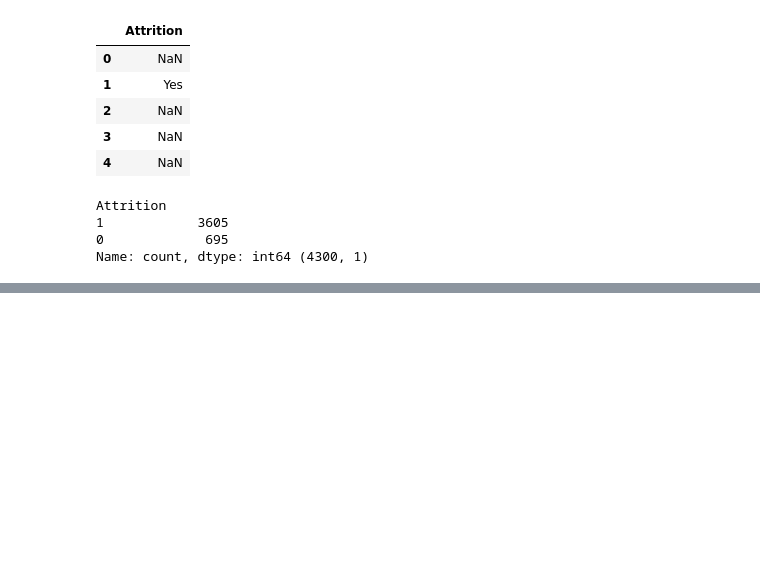
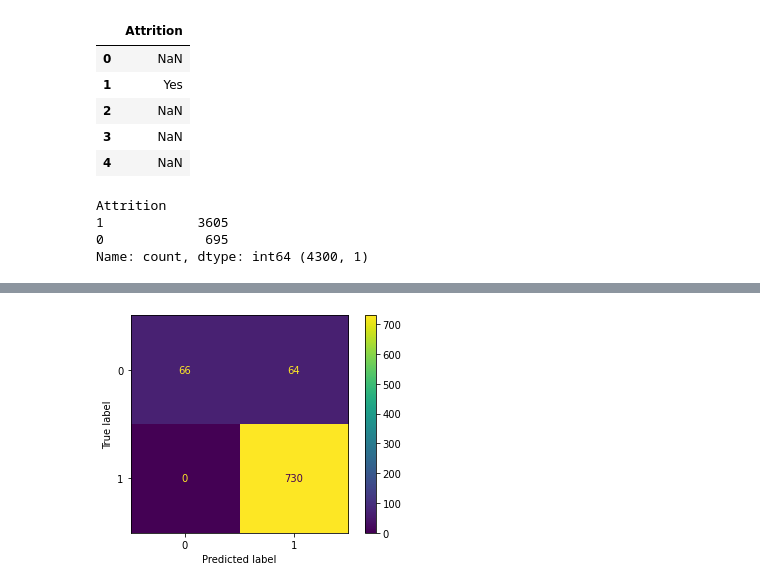
Before and after one commit to veronica1908/RH_Entrega1, a Jupyter notebook: 3_modelo.ipynb, the cells around one changed output, grey strips where cells are left out. Saved outputs shown, nothing was run; the diff lists cells and outputs as text; code cells hidden in the pictures; blank space fills up the shorter version.

```diff
--- a/3_modelo.ipynb
+++ b/3_modelo.ipynb
@@ -86,7 +117,7 @@ Enviroent Satisfaccion mean:  2.723953488372093
 Job Satisfaccion mean:  2.7248837209302326
 # %%
 #se corrigen datos int64 que pasan a categoricas y se elimina Employee ID.
-df_completo=df_completo.astype({"JobInvolvement":object,"PerformanceRating":object,"EnvironmentSatisfaction":object,"JobSatisfaction":object,"WorkLifeBalance":object,"TrainingTimesLastYear":object,"StockOptionLevel":object,"JobLevel":object,"Education":object })
+df_completo=df_completo.astype({"JobInvolvement":object,"EmployeeCount":object,"StandardHours":object,"PerformanceRating":object,"EnvironmentSatisfaction":object,"JobSatisfaction":object,"WorkLifeBalance":object,"TrainingTimesLastYear":object,"StockOptionLevel":object,"JobLevel":object,"Education":object })
 X=df_completo.drop(["EmployeeID"],axis=1)
 X.info()
 # %% [output]
@@ -186,0 +310,18 @@ NameError: name 'funciones' is not defined
+# %%
+##Random Forest Classifier-Hiperparametros
+# Definición de cuadricula de hiperparametros
+parameters = {'max_depth': [5,10,15],
+              'max_features': [5,7,8],
+              'min_samples_split': [7,10],
+              'criterion': ['gini', 'entropy'],
+              'n_estimators': [300,500,800]}
+#modelo estimador
+ranfor = RandomForestClassifier(random_state = 1)
+
+#Definir hiperparametros por  busqueda aleatoria
+rand_s = RandomizedSearchCV(estimator=ranfor, param_distributions=parameters, n_iter=10, scoring='accuracy', cv=5, verbose=False)
+
+rand_s.fit(X_train, y_train)
+
+print('Best Params: ', rand_s.best_params_)
+print('Best Score: ', rand_s.best_score_)
@@ -186,0 +331,15 @@ NameError: name 'funciones' is not defined
+# %%
+##Random Forest Classifier-Modelo
+#Train del modelo
+random_forest = RandomForestClassifier(
+            n_estimators = 500,
+            criterion = 'entropy',
+            max_depth = 15,
+            min_samples_split = 10,
+            max_features = 7,
+            # oob_score = False,
+            n_jobs = -1,
+            # random_state = 1
+            # max_leaf_nodes = 10,
+         )
+random_forest.fit(X_train, y_train)
@@ -186,0 +377,10 @@ NameError: name 'funciones' is not defined
+# %%
+##Random Forest Classifier-Modelo
+#Matriz de confusion
+cm1= confusion_matrix(y_test, random_forest.predict(X_test))
+# Visualización de la matriz de confusion
+cm1_display = ConfusionMatrixDisplay(confusion_matrix = cm1)
+cm1_display.plot()
+plt.show()
+# %% [output]
+[figure, added]
```
Also changed, not shown: parts of 27 cells of this notebook, 2 other files.
